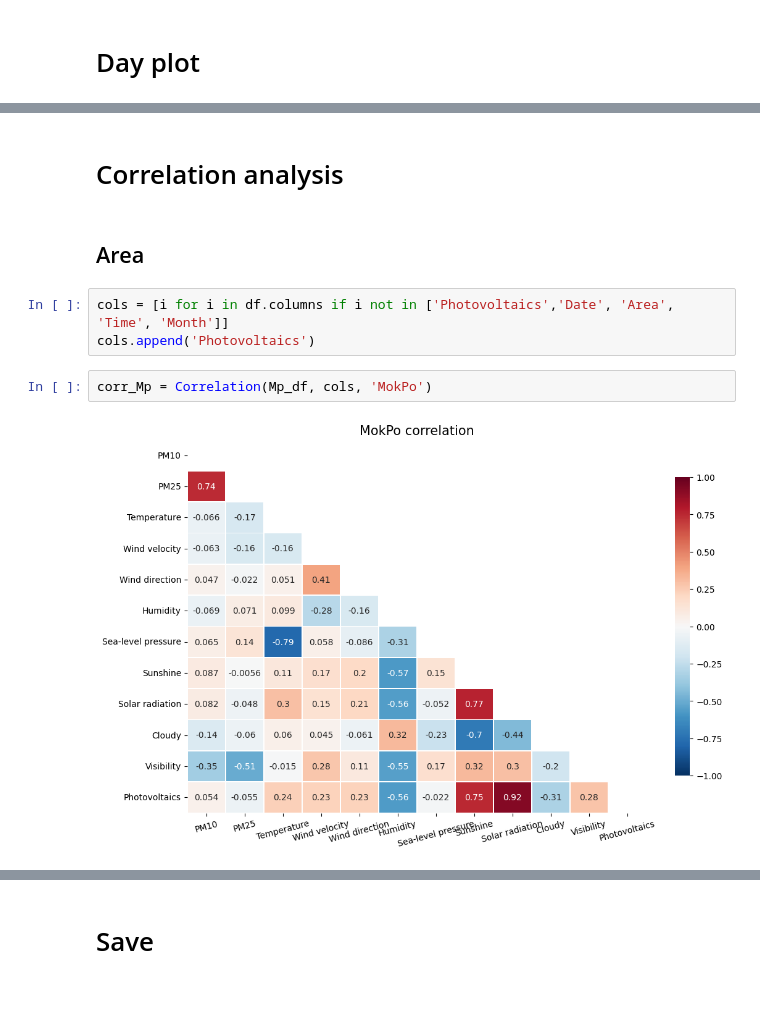
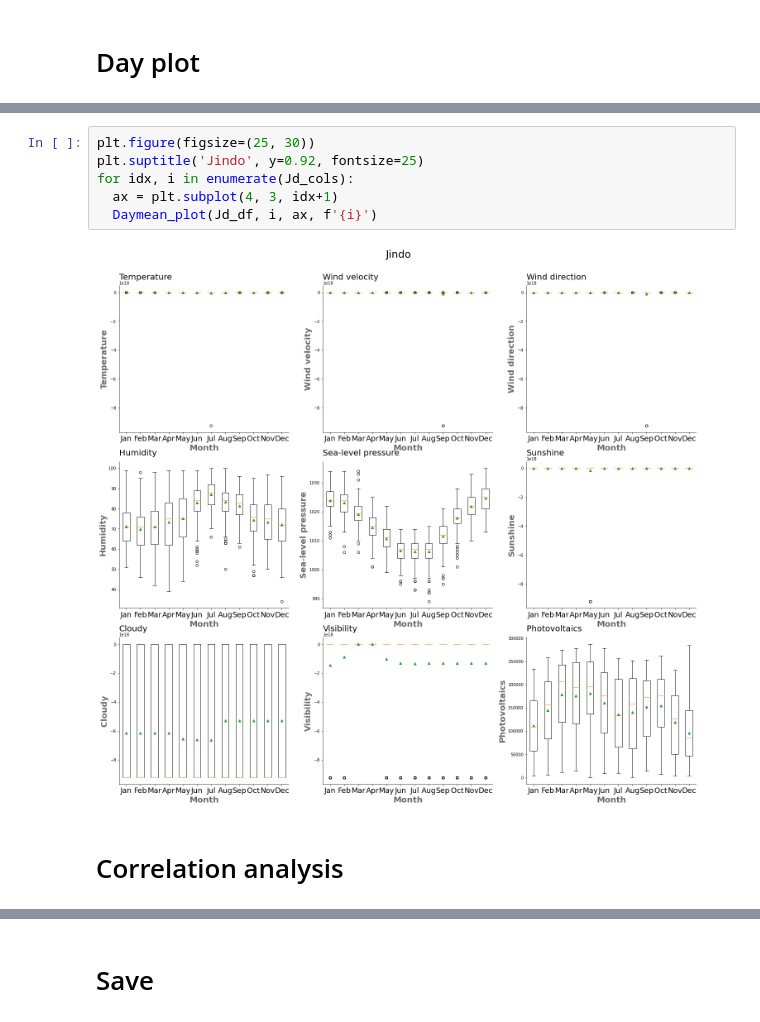
Before and after one commit to Hanchaeeun/SolarPower-Analysis, a Jupyter notebook: 03_Correlation-Analysis.ipynb, the cells around one changed output, grey strips where cells are left out. Saved outputs shown, nothing was run; the diff lists cells and outputs as text; blank space fills up the shorter version.

```diff
--- a/03_Correlation-Analysis.ipynb
+++ b/03_Correlation-Analysis.ipynb
@@ -96,11 +66,10 @@ Day_plot(Jj_df, 'JinJo')
+# %%
+plt.figure(figsize=(25, 30))
+plt.suptitle('Jindo', y=0.92, fontsize=25)
+for idx, i in enumerate(Jd_cols):
+  ax = plt.subplot(4, 3, idx+1)
+  Daymean_plot(Jd_df, i, ax, f'{i}')
+# %% [output]
+[figure, added]
 # %% [markdown]
 # Correlation analysis
-# %% [markdown]
-## Area
-# %%
-cols = [i for i in df.columns if i not in ['Photovoltaics','Date', 'Area', 'Time', 'Month']]
-cols.append('Photovoltaics')
-# %%
-corr_Mp = Correlation(Mp_df, cols, 'MokPo')
-# %% [output]
-[figure, removed]
```
Also changed, not shown: parts of 50 cells of this notebook.
